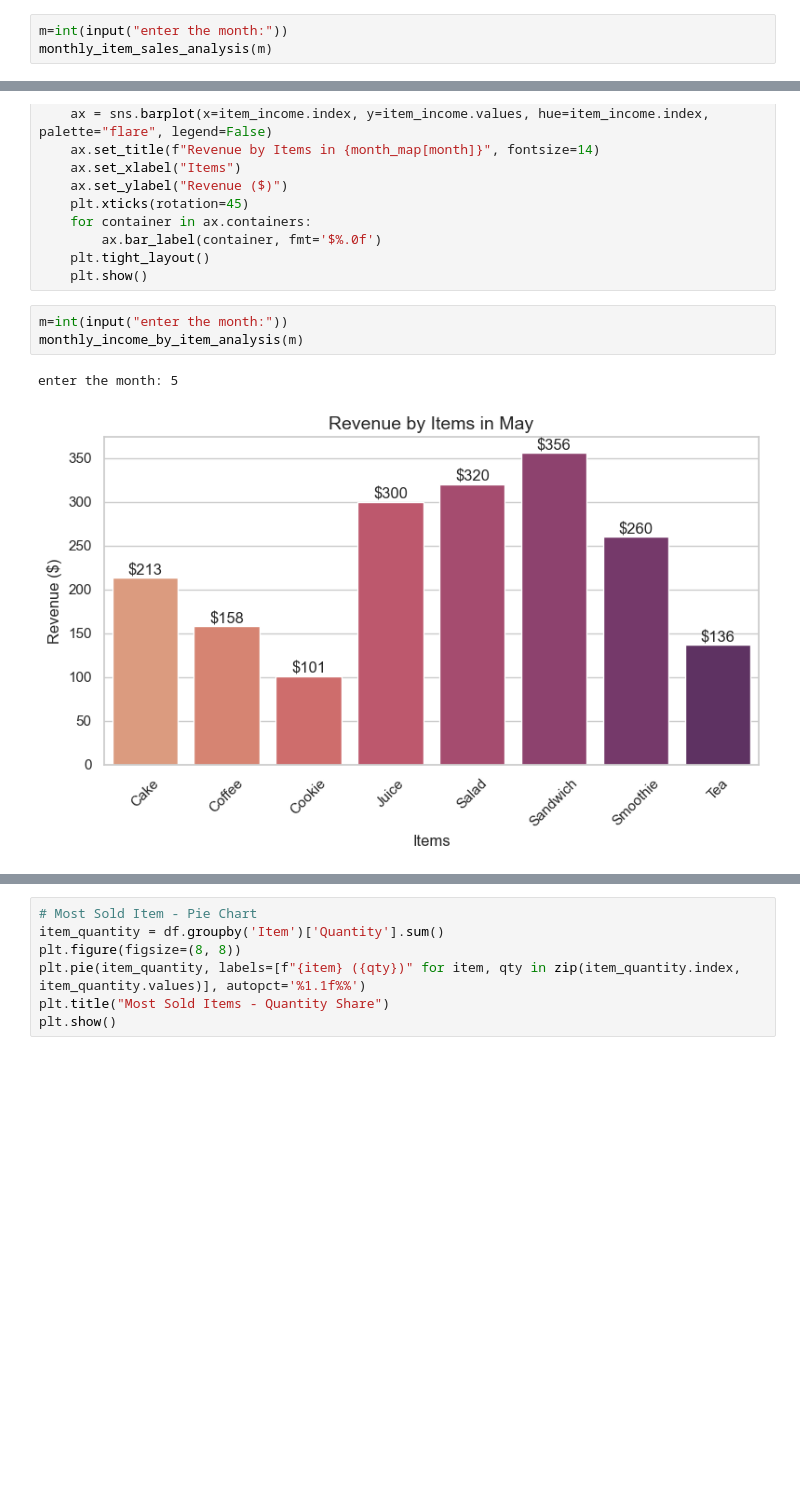
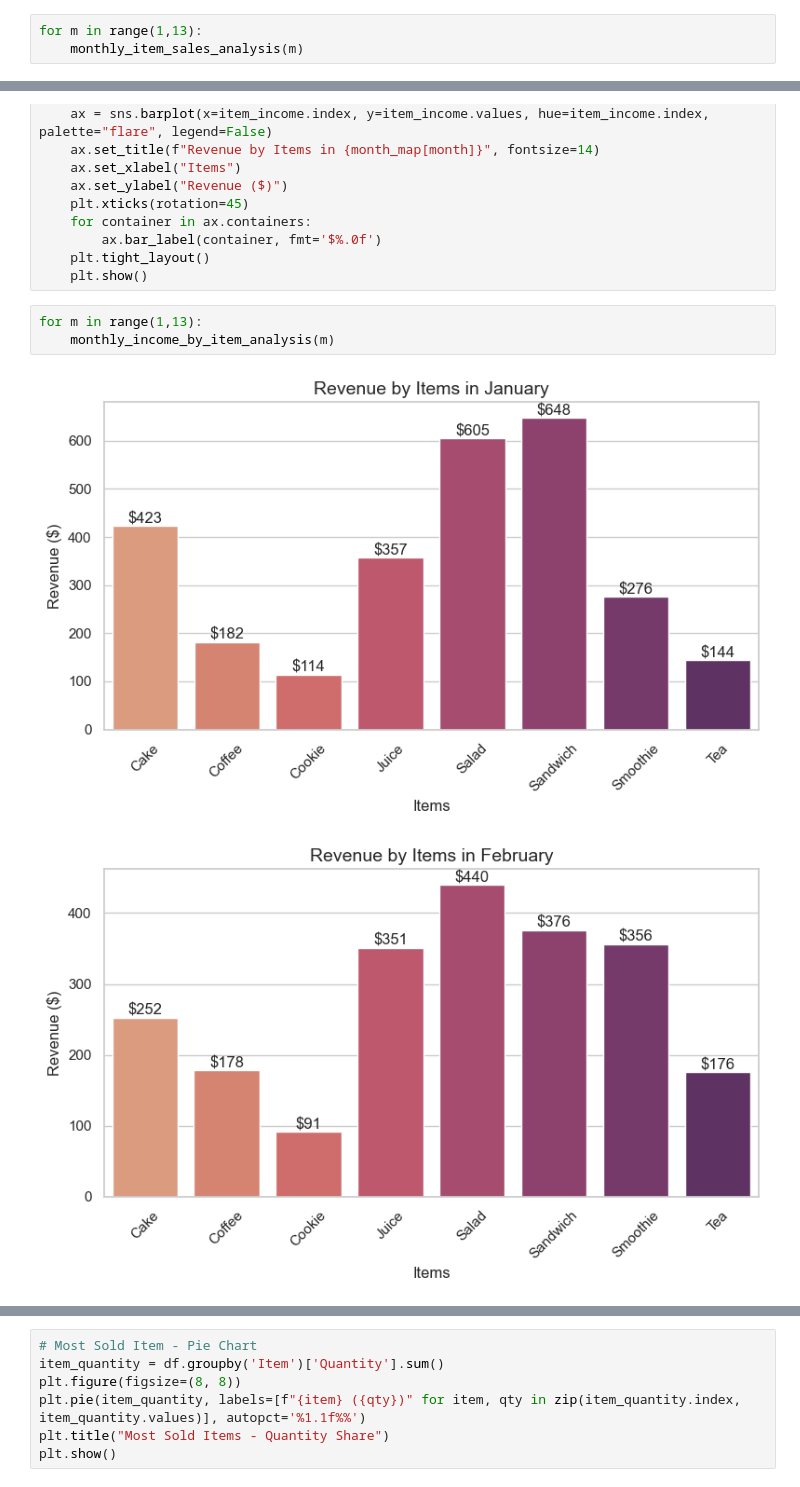
Before and after one commit to Nikhil-2323/Cafe-Sales-Analysis, a Jupyter notebook: Cafe_Sales_Analysis.ipynb, the cells around one changed output, grey strips where cells are left out. Cells and saved outputs as stored; diff of their text form; blank space fills up the shorter version.

```diff
--- a/Cafe_Sales_Analysis.ipynb
+++ b/Cafe_Sales_Analysis.ipynb
@@ -213,6 +213,6 @@ def monthly_item_sales_analysis(month):
     plt.tight_layout()
     plt.show()
 # %%
-m=int(input("enter the month:"))
-monthly_item_sales_analysis(m)
+for m in range(1,13):
+    monthly_item_sales_analysis(m)
 # %% [output]
@@ -243,8 +253,8 @@ def monthly_income_by_item_analysis(month):
     plt.tight_layout()
     plt.show()
 # %%
-m=int(input("enter the month:"))
-monthly_income_by_item_analysis(m)
+for m in range(1,13):
+    monthly_income_by_item_analysis(m)
 # %% [output]
-enter the month: 5
-[figure, old version]
+[figure, new version]
+[figure, added]
```
Also changed, not shown: parts of 3 cells of this notebook.
